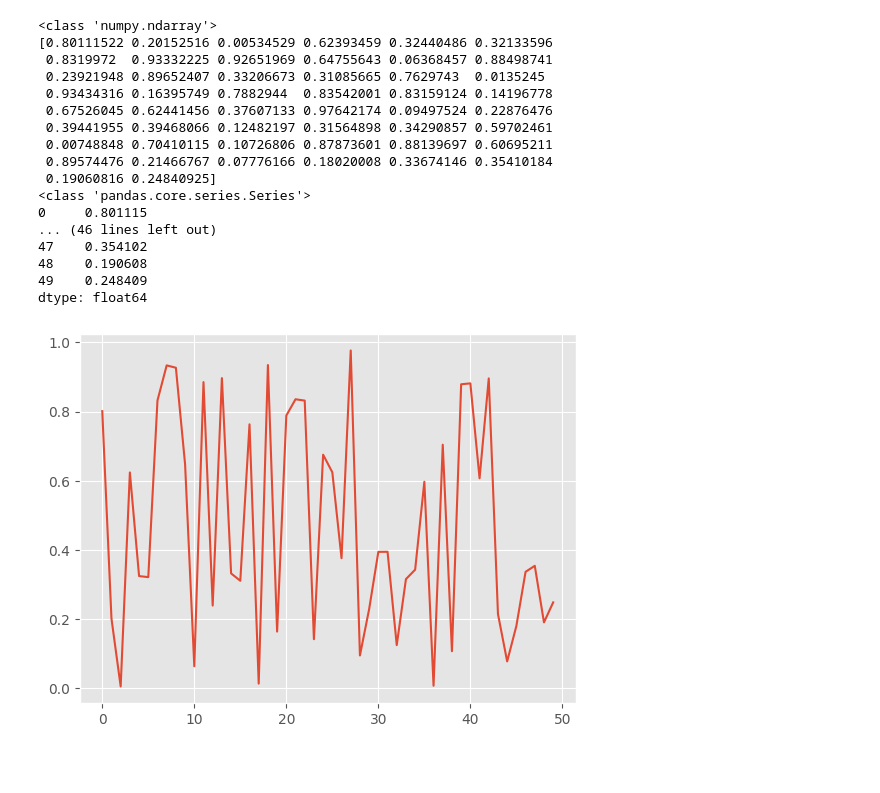
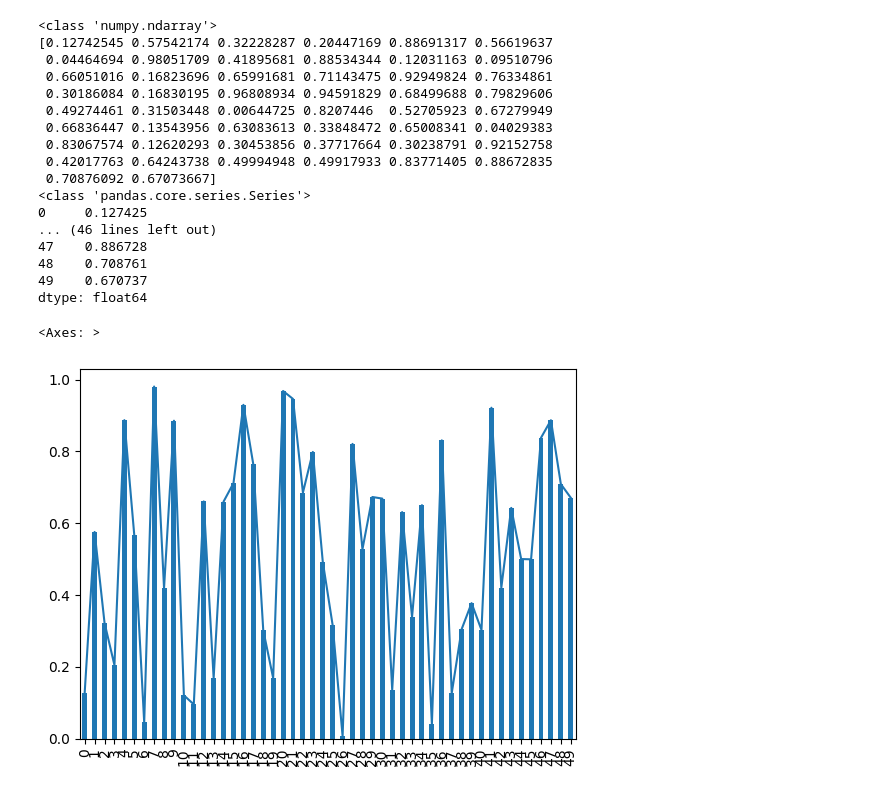
Before and after one commit to Ihan0316/python_my, a Jupyter notebook: ch7_데이터 분석/test.ipynb, the cells around one changed output. Cells and saved outputs as stored; diff of their text form; code cells hidden in the pictures; blank space fills up the shorter version.

```diff
--- a/ch7_데이터 분석/test.ipynb
+++ b/ch7_데이터 분석/test.ipynb
@@ -1,36 +1,35 @@
 # %%
-%matplotlib inline
 import numpy as np
 import pandas as pd
 import matplotlib
 
+ #50개의난수생성
 data=np.random.rand(50)
 print(type(data))
 print(data)
-
+# 넘파이배열을판다스의시리즈자료형으로변환(인덱스,데이터의조합)
 seri=pd.Series(data)
 print(type(seri))
 print(seri)
-
 seri.plot()
-
-matplotlib.style.use('ggplot')
+seri.plot.bar()
 # %% [output]
 <class 'numpy.ndarray'>
-[0.80111522 0.20152516 0.00534529 0.62393459 0.32440486 0.32133596
- 0.8319972  0.93332225 0.92651969 0.64755643 0.06368457 0.88498741
- 0.23921948 0.89652407 0.33206673 0.31085665 0.7629743  0.0135245
- 0.93434316 0.16395749 0.7882944  0.83542001 0.83159124 0.14196778
- 0.67526045 0.62441456 0.37607133 0.97642174 0.09497524 0.22876476
- 0.39441955 0.39468066 0.12482197 0.31564898 0.34290857 0.59702461
- 0.00748848 0.70410115 0.10726806 0.87873601 0.88139697 0.60695211
- 0.89574476 0.21466767 0.07776166 0.18020008 0.33674146 0.35410184
- 0.19060816 0.24840925]
+[0.12742545 0.57542174 0.32228287 0.20447169 0.88691317 0.56619637
+ 0.04464694 0.98051709 0.41895681 0.88534344 0.12031163 0.09510796
+ 0.66051016 0.16823696 0.65991681 0.71143475 0.92949824 0.76334861
+ 0.30186084 0.16830195 0.96808934 0.94591829 0.68499688 0.79829606
+ 0.49274461 0.31503448 0.00644725 0.8207446  0.52705923 0.67279949
+ 0.66836447 0.13543956 0.63083613 0.33848472 0.65008341 0.04029383
+ 0.83067574 0.12620293 0.30453856 0.37717664 0.30238791 0.92152758
+ 0.42017763 0.64243738 0.49994948 0.49917933 0.83771405 0.88672835
+ 0.70876092 0.67073667]
 <class 'pandas.core.series.Series'>
-0     0.801115
+0     0.127425
 ... (46 lines left out)
-47    0.354102
-48    0.190608
-49    0.248409
+47    0.886728
+48    0.708761
+49    0.670737
 dtype: float64
+<Axes: >
-[figure, old version]
+[figure, new version]
```
Also changed, not shown: parts of 13 cells of this notebook, 1 other file.
